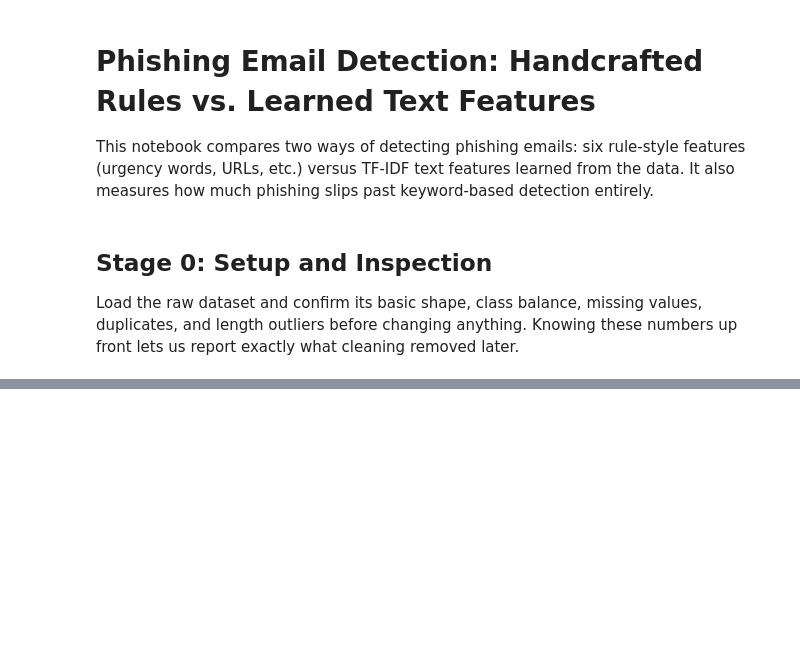
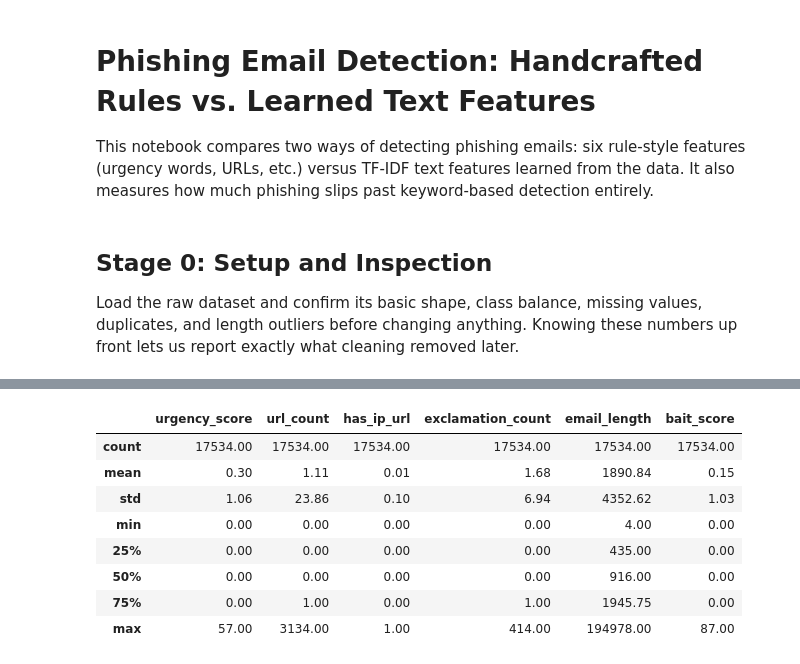
Before and after one commit to roshankumar1023/phishing-email-detection, a Jupyter notebook: notebooks/analysis.ipynb, the cells around one changed output, grey strips where cells are left out. Cells and saved outputs as stored; diff of their text form; code cells hidden in the pictures; blank space fills up the shorter version.

```diff
--- a/notebooks/analysis.ipynb
+++ b/notebooks/analysis.ipynb
@@ -44,0 +159,50 @@ preview
+# %%
+import re
+
+URGENCY_PHRASES = [
+    "urgent", "immediately", "verify", "suspend", "confirm", "expire", "act now",
+    "action required", "limited time", "unusual activity", "security alert",
+    "click here", "update your", "validate", "locked", "unauthorized",
+]
+BAIT_PHRASES = [
+    "password", "ssn", "social security", "credit card", "bank account",
+    "wire transfer", "invoice", "refund", "prize", "winner", "inheritance",
+]
+
+def phrase_pattern(phrases):
+    # \b = the match must start at the beginning of a word, so "locked" does not match inside "unlocked".
+    # The end is left open on purpose, so "confirmed", "expires" and "winners" still count.
+    # Spaces inside a phrase become \s+ so "act  now" (extra spaces) still matches.
+    return r"\b(?:" + "|".join(p.replace(" ", r"\s+") for p in phrases) + ")"
+
+URGENCY_PATTERN = phrase_pattern(URGENCY_PHRASES)
+BAIT_PATTERN = phrase_pattern(BAIT_PHRASES)
+
+# URL patterns, tolerant of spaces around ":" "/" and "."
+URL_SCHEME = r"https?\s*:\s*/\s*/"                                  # http:// or "http : / /"
+WWW_START = r"\bwww\s*\."                                           # www. or "www ."
+SCHEME_THEN_WWW = URL_SCHEME + r"\s*www\s*\."                        # http://www. (would be counted twice)
+IP_URL = URL_SCHEME + r"\s*\d{1,3}(?:\s*\.\s*\d{1,3}){3}"            # http://192.168.0.1
+
+text = df["Email Text"].str.lower()
+
+df["urgency_score"] = text.str.count(URGENCY_PATTERN)
+# Count links that start with http(s):// plus bare www. links, without double-counting http://www.
+df["url_count"] = text.str.count(URL_SCHEME) + text.str.count(WWW_START) - text.str.count(SCHEME_THEN_WWW)
+df["has_ip_url"] = text.str.contains(IP_URL, regex=True).astype(int)
+df["exclamation_count"] = text.str.count("!")
+df["email_length"] = text.str.len()
+df["bait_score"] = text.str.count(BAIT_PATTERN)
+
+FEATURES = ["urgency_score", "url_count", "has_ip_url", "exclamation_count", "email_length", "bait_score"]
+df[FEATURES].describe().round(2)
+# %% [output]
+|  | urgency_score | url_count | has_ip_url | exclamation_count | email_length | bait_score |
+| count | 17534.00 | 17534.00 | 17534.00 | 17534.00 | 17534.00 | 17534.00 |
+| mean | 0.30 | 1.11 | 0.01 | 1.68 | 1890.84 | 0.15 |
+| std | 1.06 | 23.86 | 0.10 | 6.94 | 4352.62 | 1.03 |
+| min | 0.00 | 0.00 | 0.00 | 0.00 | 4.00 | 0.00 |
+| 25% | 0.00 | 0.00 | 0.00 | 0.00 | 435.00 | 0.00 |
+| 50% | 0.00 | 0.00 | 0.00 | 0.00 | 916.00 | 0.00 |
+| 75% | 0.00 | 1.00 | 0.00 | 1.00 | 1945.75 | 0.00 |
+| max | 57.00 | 3134.00 | 1.00 | 414.00 | 194978.00 | 87.00 |
```
Also changed, not shown: parts of 14 cells of this notebook, 1 other file.
